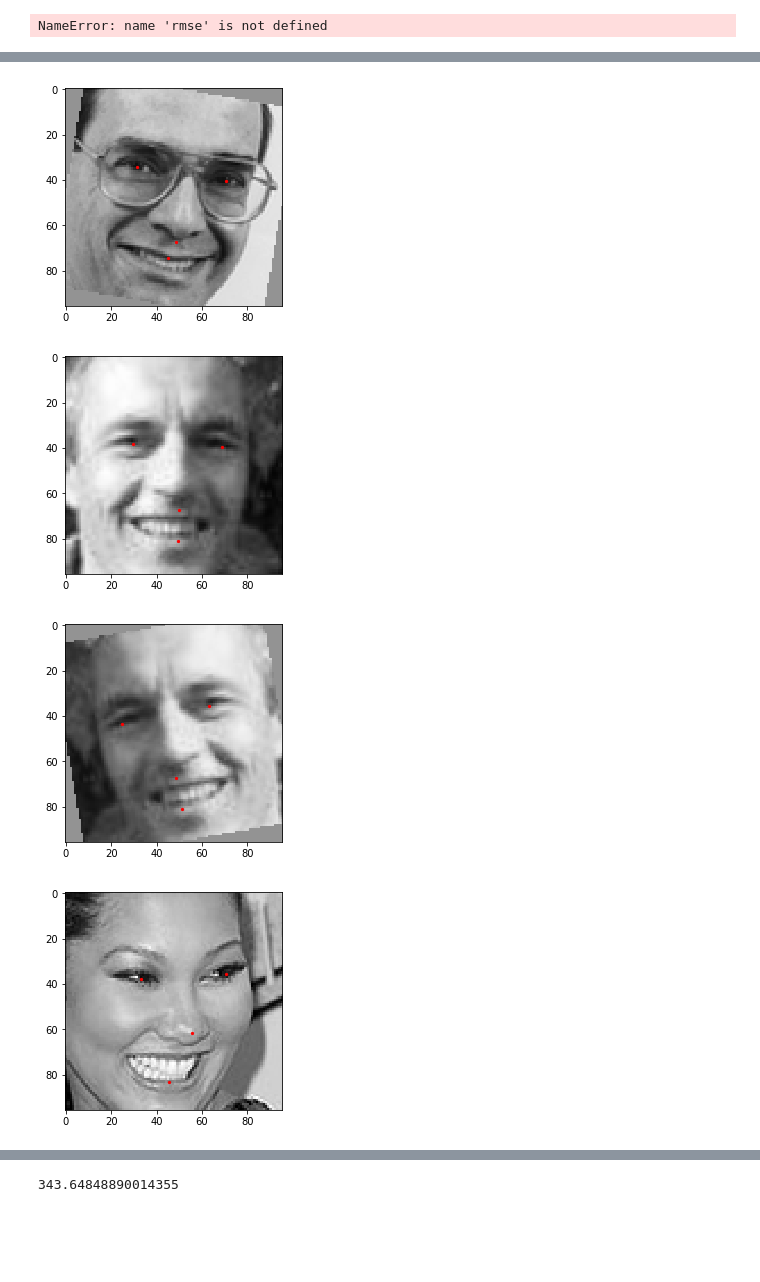
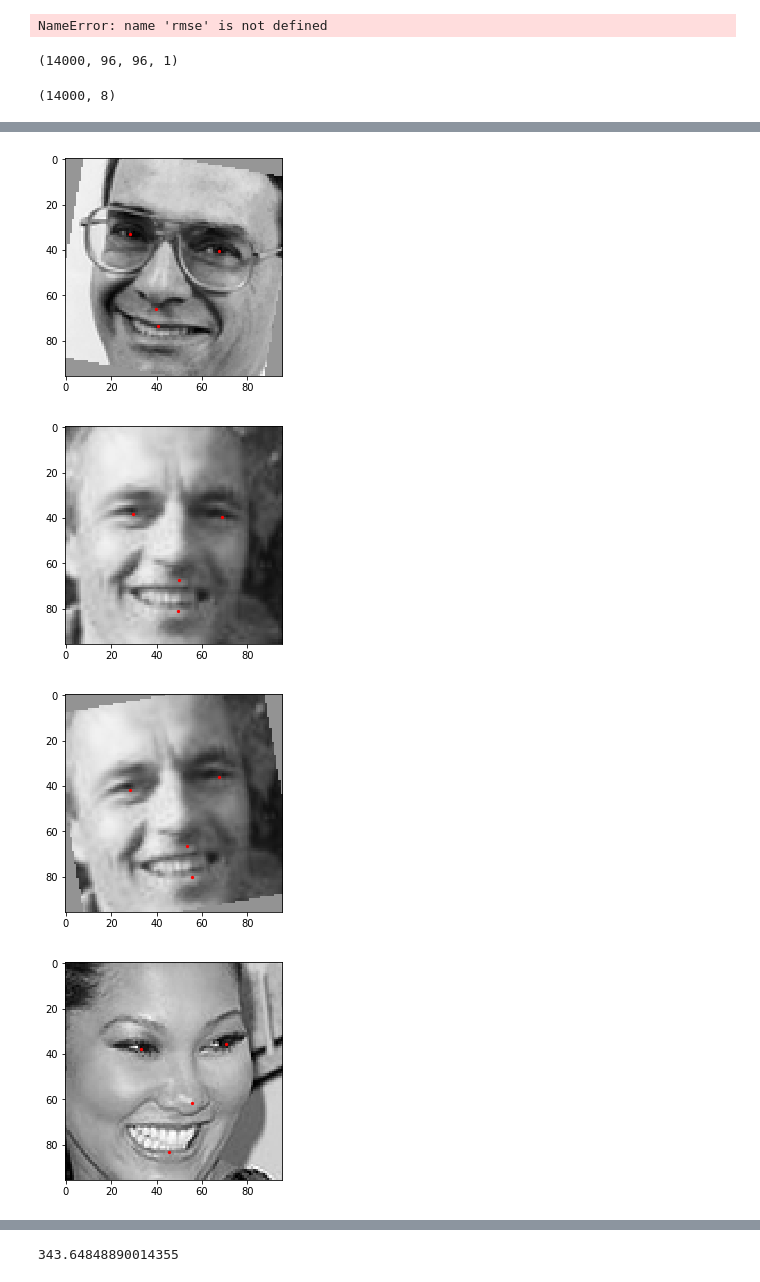
Before and after one commit to catnado/Facial_Key_Points_Detection, a Jupyter notebook: data_preprocessing.ipynb, the cells around one changed output, grey strips where cells are left out. Saved outputs shown, nothing was run; the diff lists cells and outputs as text; code cells hidden in the pictures; blank space fills up the shorter version.

```diff
--- a/data_preprocessing.ipynb
+++ b/data_preprocessing.ipynb
@@ -942,3 +953,7 @@ Wall time: 1min 39s
+# %%
+# load data
+X = np.load('X.npy')
+y = np.load('y.npy')
 # %%
 # prep data
 def prep_data(X, y, points):
@@ -970,7 +985,7 @@ def prep_data(X, y, points):
     X_rotated = np.concatenate((X_model, X_rotated), axis=0)
     y_rotated = np.concatenate((y_model, y_rotated), axis=0)
 
-    X_contrast = np.zeros((X_rotated.shape), dtype=np.float64)
+    X_contrast = X_rotated.copy()
     X_contrast[range(1, len(X_rotated), 2)] = reduce_contrast(X_rotated[range(1, len(X_rotated), 2)], percent)
 
     return X_contrast.reshape(-1,96,96,1), y_rotated
@@ -1258,37 +1602,48 @@ print("Evalutation of best performing model:")
 print(best_model.evaluate(X_test, Y_test))
 print("Best performing model chosen hyper-parameters:")
 print(best_run)
+# %%
+X_model1.shape
+# %% [output]
+(14000, 96, 96, 1)
+# %%
+y_model1.shape
+# %% [output]
+(14000, 8)
 # %%
 # check image
+X_plot = X_model1
+y_plot = y_model1
+
 i=0
-plt.imshow(X_train_model[i].reshape(96,96),cmap='gray', vmin=0, vmax=255)
-plt.scatter(y_train_model[i, range(0, 8, 2)], y_train_model[i, range(1, 8, 2)], s=5, color='r')
+plt.imshow(X_plot[i].reshape(96,96),cmap='gray', vmin=0, vmax=255)
+plt.scatter(y_plot[i, range(0, 8, 2)], y_plot[i, range(1, 8, 2)], s=5, color='r')
 plt.show()
-i=5603
-plt.imshow(X_train_model[i].reshape(96,96),cmap='gray', vmin=0, vmax=255)
-plt.scatter(y_train_model[i, range(0, 8, 2)], y_train_model[i, range(1, 8, 2)], s=5, color='r')
+i=7000
+plt.imshow(X_plot[i].reshape(96,96),cmap='gray', vmin=0, vmax=255)
+plt.scatter(y_plot[i, range(0, 8, 2)], y_plot[i, range(1, 8, 2)], s=5, color='r')
 plt.show()
 
 i=1
-plt.imshow(X_train_model[i].reshape(96,96),cmap='gray', vmin=0, vmax=255)
-plt.scatter(y_train_model[i, range(0, 8, 2)], y_train_model[i, range(1, 8, 2)], s=5, color='r')
+plt.imshow(X_plot[i].reshape(96,96),cmap='gray', vmin=0, vmax=255)
+plt.scatter(y_plot[i, range(0, 8, 2)], y_plot[i, range(1, 8, 2)], s=5, color='r')
 plt.show()
-i=5604
-plt.imshow(X_train_model[i].reshape(96,96),cmap='gray', vmin=0, vmax=255)
-plt.scatter(y_train_model[i, range(0, 8, 2)], y_train_model[i, range(1, 8, 2)], s=5, color='r')
+i=7001
+plt.imshow(X_plot[i].reshape(96,96),cmap='gray', vmin=0, vmax=255)
+plt.scatter(y_plot[i, range(0, 8, 2)], y_plot[i, range(1, 8, 2)], s=5, color='r')
 plt.show()
 
 i=2
-plt.imshow(X_train_model[i].reshape(96,96),cmap='gray', vmin=0, vmax=255)
-plt.scatter(y_train_model[i, range(0, 8, 2)], y_train_model[i, range(1, 8, 2)], s=5, color='r')
+plt.imshow(X_plot[i].reshape(96,96),cmap='gray', vmin=0, vmax=255)
+plt.scatter(y_plot[i, range(0, 8, 2)], y_plot[i, range(1, 8, 2)], s=5, color='r')
 plt.show()
-i=5605
-plt.imshow(X_train_model[i].reshape(96,96),cmap='gray', vmin=0, vmax=255)
-plt.scatter(y_train_model[i, range(0, 8, 2)], y_train_model[i, range(1, 8, 2)], s=5, color='r')
+i=7002
+plt.imshow(X_plot[i].reshape(96,96),cmap='gray', vmin=0, vmax=255)
+plt.scatter(y_plot[i, range(0, 8, 2)], y_plot[i, range(1, 8, 2)], s=5, color='r')
 plt.show()
 # %% [output]
 [figure]
-[figure, old version]
+[figure, new version]
 [figure]
-[figure, old version]
+[figure, new version]
 [figure]
```
Also changed, not shown: parts of 34 cells of this notebook, 4 other files.
